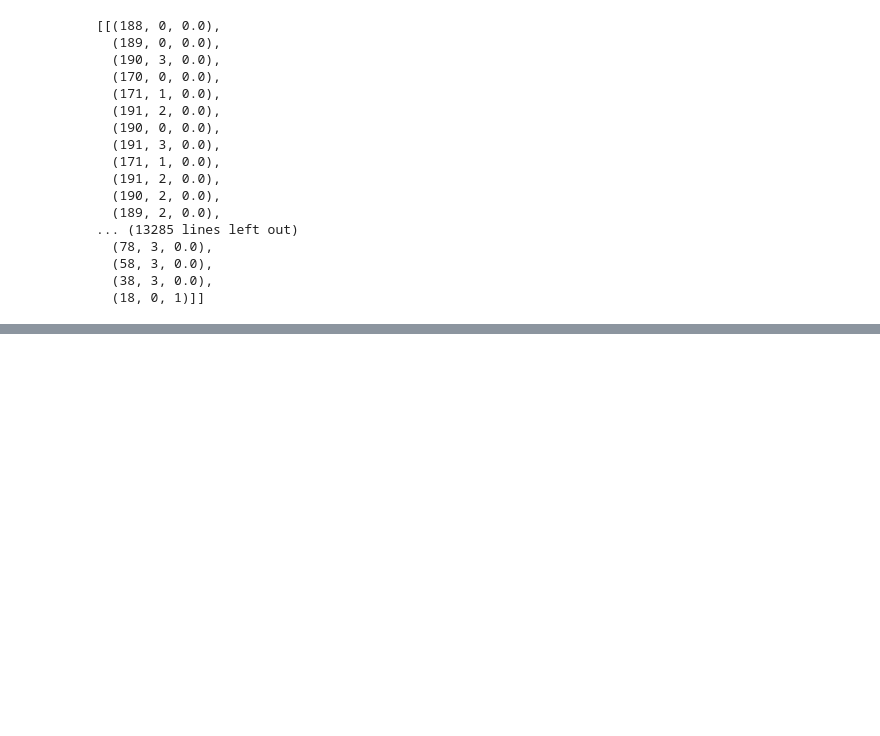
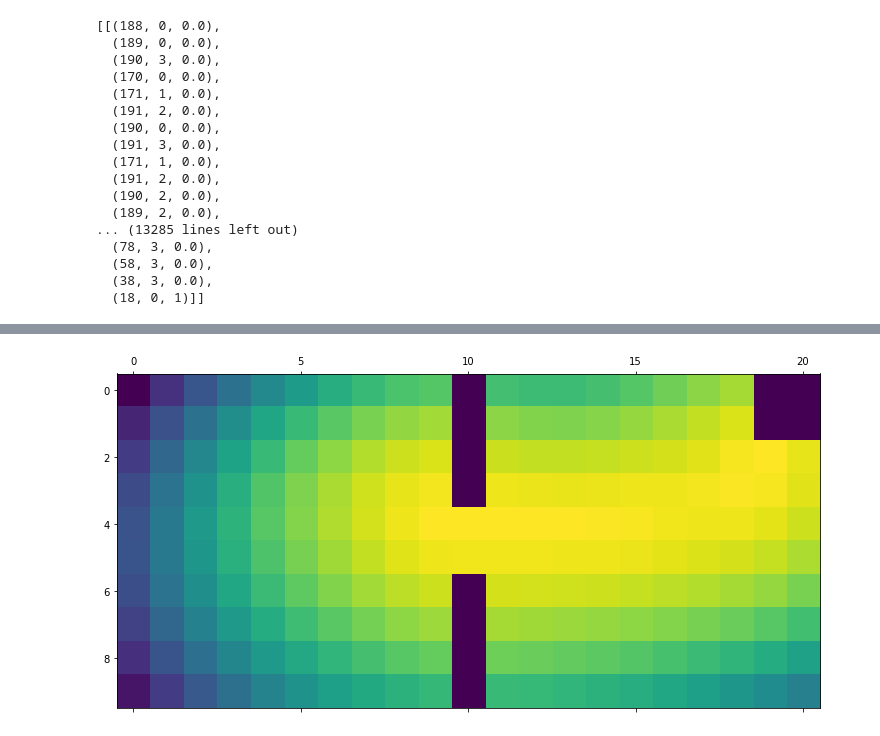
Before and after one commit to slebastard/RLProject, a Jupyter notebook: Option Discovery.ipynb, the cells around one changed output, grey strips where cells are left out. Saved outputs shown, nothing was run; the diff lists cells and outputs as text; code cells hidden in the pictures; blank space fills up the shorter version.

Commit message:
option discovery: DD map for 2-rooms

```diff
--- a/Option Discovery.ipynb
+++ b/Option Discovery.ipynb
@@ -100,0 +122,12 @@ record_trajectory
+# %%
+def static_filter(s,dist_to_goal=2):
+    objective = np.array([0,len(twoRooms_grid[0])-1])
+    coord_s = np.array(twoRooms.state2coord[s])
+    return np.linalg.norm(objective-coord_s) >= dist_to_goal
+twoRooms_grid = two_rooms_grid(room_width=10, room_height=10, doorway_pos=5, doorway_height=2, goal_height=0)
+for s in range(twoRooms.n_states):
+    if not static_filter(s):
+        i,j = twoRooms.state2coord[s]
+        twoRooms_grid[i][j] = "~"
+for line in twoRooms_grid:
+    print("".join(map(lambda x: '.' if x == '' else str(x),line)))
@@ -100,0 +145,23 @@ record_trajectory
+# %%
+DDs = []
+for s in tqdm.tqdm(range(twoRooms.n_states)):
+    if static_filter(s):
+        DDs.append(DD(s,record_trajectory=record_trajectory,static_filter=static_filter))
+# %%
+DD_map = np.empty_like(twoRooms_grid, dtype=np.float)
+k = 0
+for s in range(twoRooms.n_states):
+    if static_filter(s):
+        i,j = twoRooms.state2coord[s]
+        DD_map[i,j] = DDs[k]
+        k += 1
+for i in range(DD_map.shape[0]):
+    for j in range(DD_map.shape[1]):
+        s = twoRooms.coord2state[i,j]
+        if s == -1 or not static_filter(s):
+            DD_map[i,j] = np.min(DD_map)
+# %%
+plt.matshow(DD_map/100,vmin=np.min(DD_map/100), vmax=0)
+plt.show()
+# %% [output]
+[figure, added]
```
Also changed, not shown: parts of 4 cells of this notebook.
